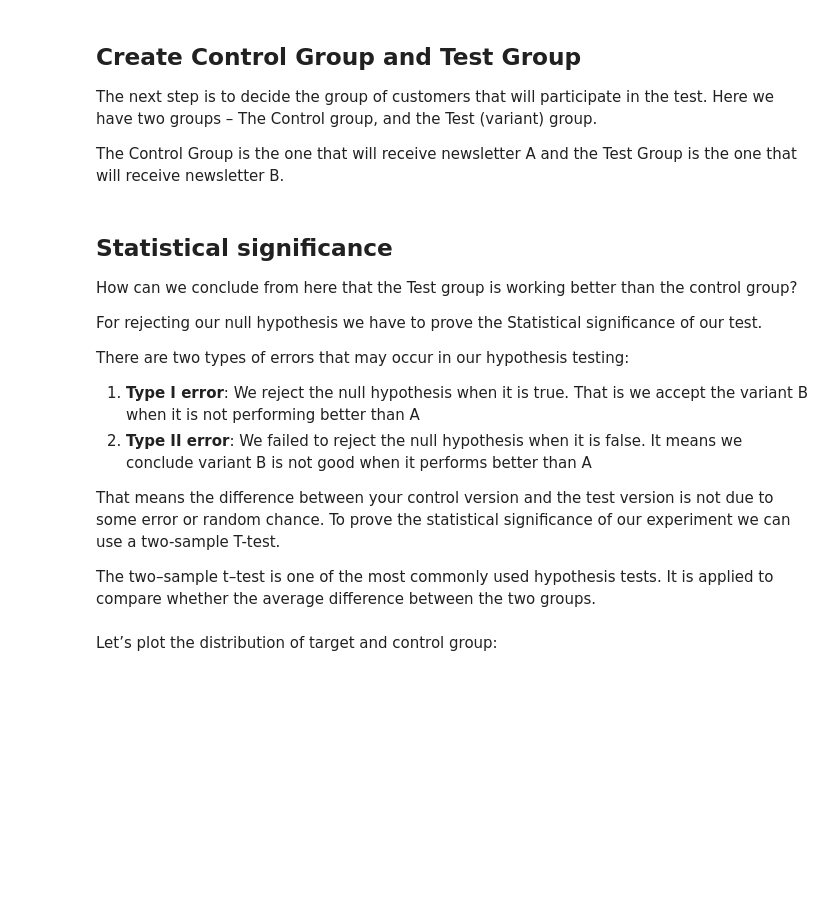
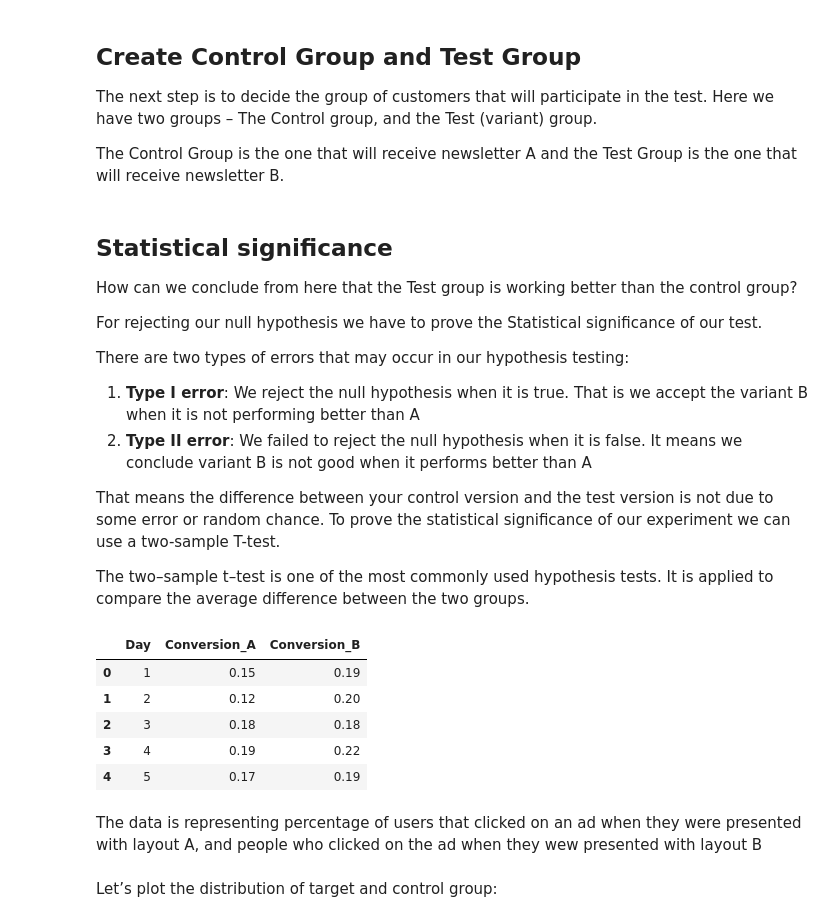
Before and after one commit to life-efficient/Machine-Learning, a Jupyter notebook: 1. Statistical testing/0. Hypothesis Testing - A Brief Introduction/Notebook.ipynb, the cells around one changed output. Cells and saved outputs as stored; diff of their text form; code cells hidden in the pictures; blank space fills up the shorter version.

```diff
--- a/1. Statistical testing/0. Hypothesis Testing - A Brief Introduction/Notebook.ipynb
+++ b/1. Statistical testing/0. Hypothesis Testing - A Brief Introduction/Notebook.ipynb
@@ -101,4 +106,4 @@ There are two types of errors that may occur in our hypothesis testing:
 
 That means the difference between your control version and the test version is not due to some error or random chance. To prove the statistical significance of our experiment we can use a two-sample T-test.
 
-The two–sample t–test is one of the most commonly used hypothesis tests. It is applied to compare whether the average difference between the two groups.
+The two–sample t–test is one of the most commonly used hypothesis tests. It is applied to compare the average difference between the two groups.
@@ -109,6 +116,17 @@ import seaborn as sns
 import scipy.stats as ss
 import matplotlib.pylab as plt
 data= pd.read_csv("https://aicore-files.s3.amazonaws.com/Data-Science/ab_data.csv")
+# %%
+data.head()
+# %% [output]
+|  | Day | Conversion_A | Conversion_B |
+| 0 | 1 | 0.15 | 0.19 |
+| 1 | 2 | 0.12 | 0.20 |
+| 2 | 3 | 0.18 | 0.18 |
+| 3 | 4 | 0.19 | 0.22 |
+| 4 | 5 | 0.17 | 0.19 |
+# %% [markdown]
+The data is representing percentage of users that clicked on an ad when they were presented with layout A, and people who clicked on the ad when they wew presented with layout B
 # %% [markdown]
 Let’s plot the distribution of target and control group:
 # %%
```
Also changed, not shown: parts of 11 cells of this notebook.
